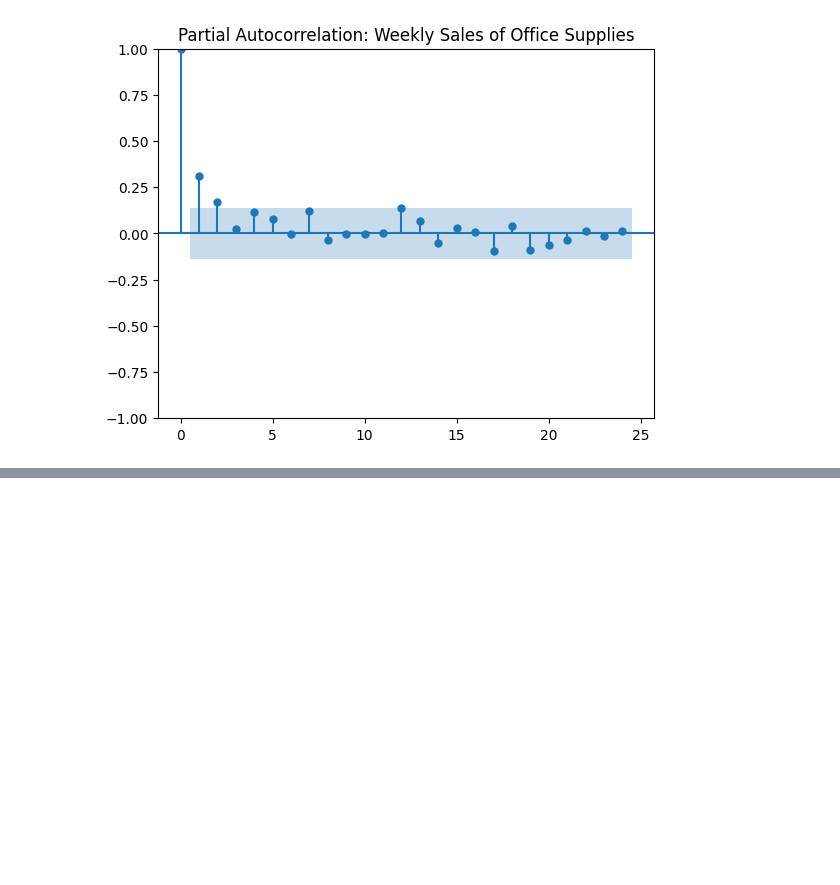
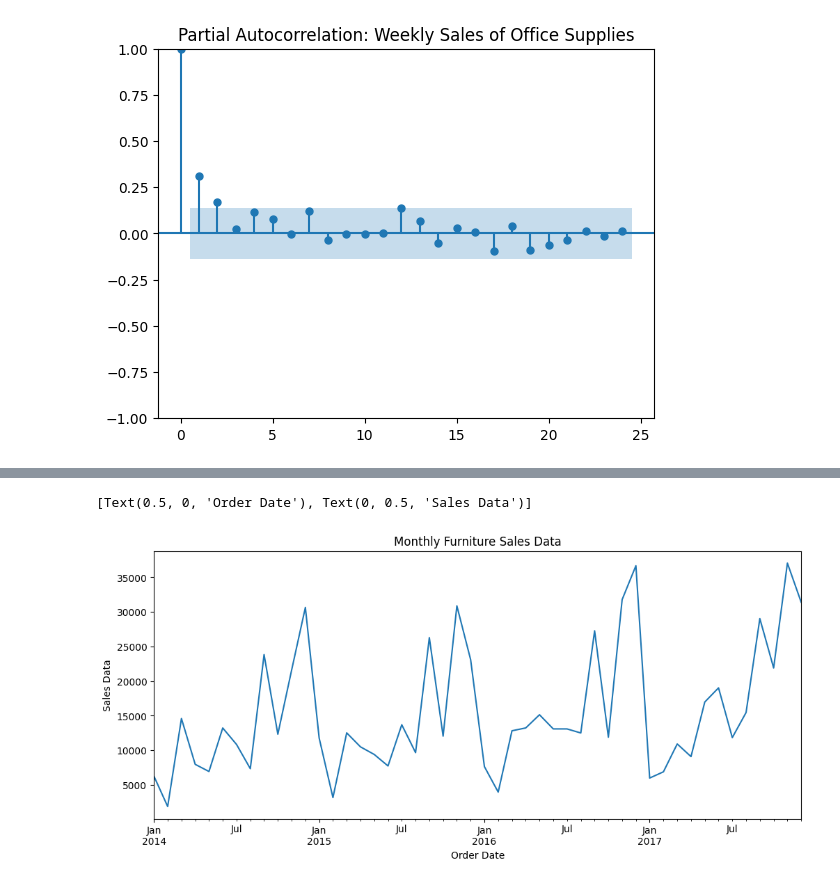
Before and after one commit to Suryasadasivam/Time_series_practice, a Jupyter notebook: Time_series_forecasting_traditional_method.ipynb, the cells around one changed output, grey strips where cells are left out. Saved outputs shown, nothing was run; the diff lists cells and outputs as text; code cells hidden in the pictures; blank space fills up the shorter version.

```diff
--- a/Time_series_forecasting_traditional_method.ipynb
+++ b/Time_series_forecasting_traditional_method.ipynb
@@ -456,0 +463,9 @@ plot_pacf(df['Sales'], title=title)
+# %%
+from statsmodels.tsa.ar_model import AR, ARResults
+
+#plot the sales data of Office Supplies
+df = pd.read_excel('Data/Superstore_Sales_Records.xls', index_col='Order Date', parse_dates=True)
+df = df[df['Category']=='Furniture']
+df = df.groupby(by='Order Date').agg({'Sales':sum})
+df.sort_index(inplace=True)
+df.head(4)
@@ -456,0 +479,4 @@ plot_pacf(df['Sales'], title=title)
+# %%
+df = df.resample('M').sum()
+
+df.head()
@@ -456,0 +491,11 @@ plot_pacf(df['Sales'], title=title)
+# %%
+title='Monthly Furniture Sales Data'
+ylabel='Sales Data'
+xlabel='Order Date'
+
+ax = df['Sales'].plot(figsize=(12,5),title=title)
+ax.autoscale(axis='x',tight=True)
+ax.set(xlabel=xlabel, ylabel=ylabel)
+# %% [output]
+[Text(0.5, 0, 'Order Date'), Text(0, 0.5, 'Sales Data')]
+[figure, added]
```
Also changed, not shown: parts of 19 cells of this notebook.
